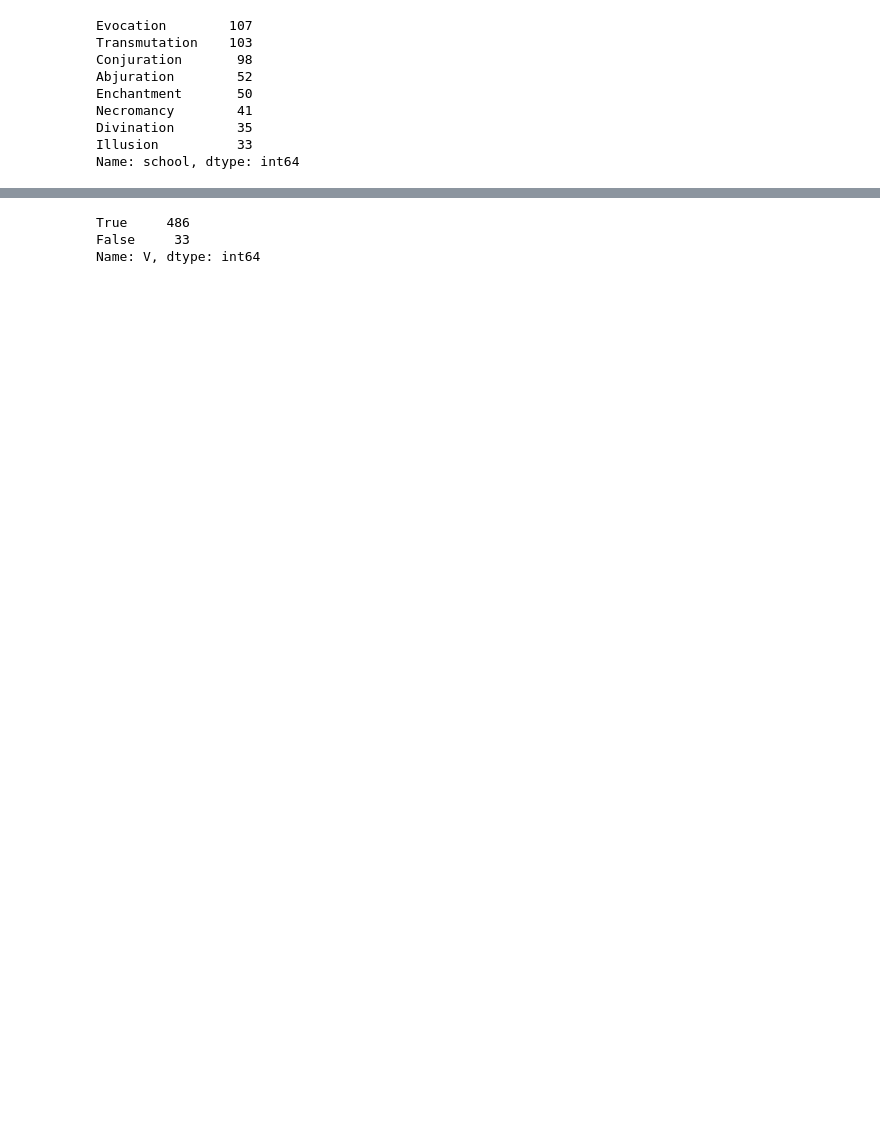
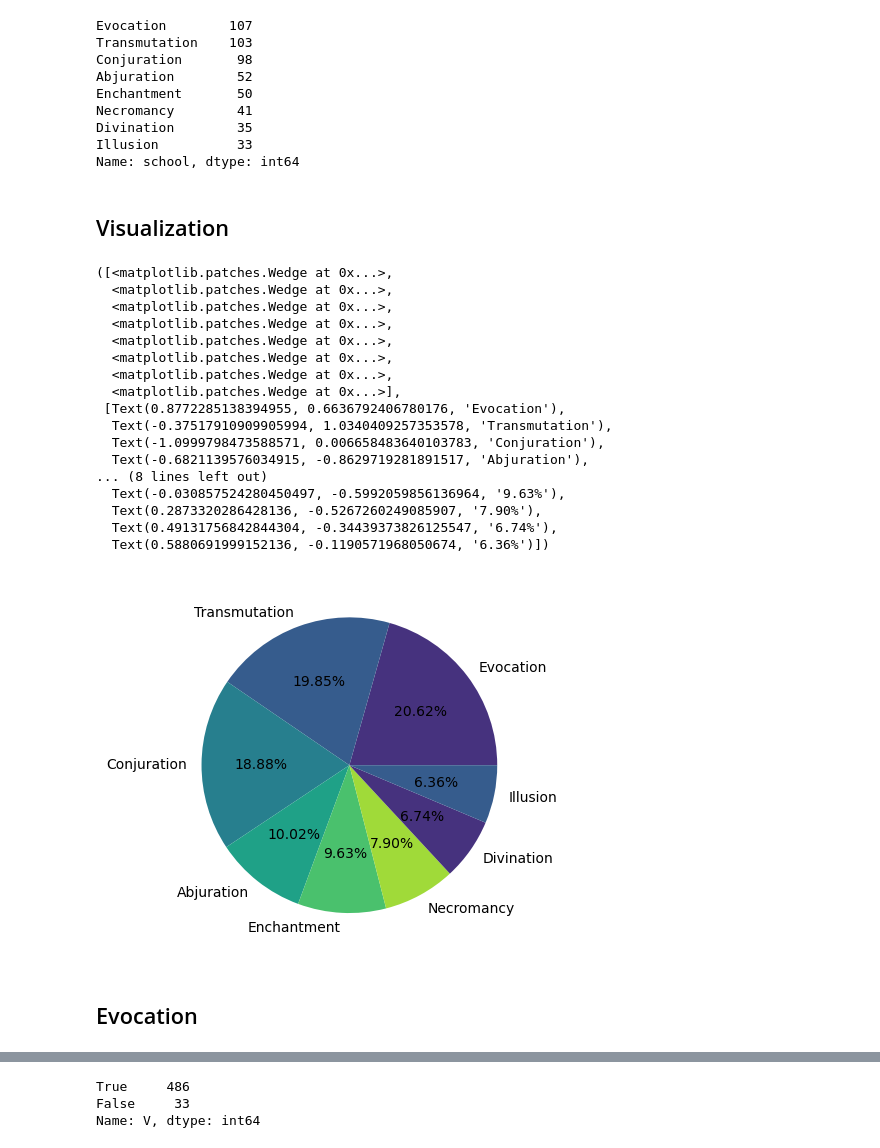
Before and after one commit to TheDataRogue/dnd-5e-spells, a Jupyter notebook: analysis/spells_analysis.ipynb, the cells around one changed output, grey strips where cells are left out. Saved outputs shown, nothing was run; the diff lists cells and outputs as text; code cells hidden in the pictures; blank space fills up the shorter version.

```diff
--- a/analysis/spells_analysis.ipynb
+++ b/analysis/spells_analysis.ipynb
@@ -64,5 +345,6 @@ Name: level, dtype: int64
 # %%
-spells['school'].value_counts()
+schools = spells['school'].value_counts()
+schools
 # %% [output]
 Evocation        107
 Transmutation    103
@@ -73,3 +355,28 @@ Necromancy        41
 Divination        35
 Illusion          33
 Name: school, dtype: int64
+# %% [markdown]
+## Visualization
+# %%
+plt.pie(schools, labels=schools.index, colors=colors, autopct='%1.2f%%')
+# %% [output]
+([<matplotlib.patches.Wedge at 0x...>,
+  <matplotlib.patches.Wedge at 0x...>,
+  <matplotlib.patches.Wedge at 0x...>,
+  <matplotlib.patches.Wedge at 0x...>,
+  <matplotlib.patches.Wedge at 0x...>,
+  <matplotlib.patches.Wedge at 0x...>,
+  <matplotlib.patches.Wedge at 0x...>,
+  <matplotlib.patches.Wedge at 0x...>],
+ [Text(0.8772285138394955, 0.6636792406780176, 'Evocation'),
+  Text(-0.37517910909905994, 1.0340409257353578, 'Transmutation'),
+  Text(-1.0999798473588571, 0.006658483640103783, 'Conjuration'),
+  Text(-0.6821139576034915, -0.8629719281891517, 'Abjuration'),
+... (8 lines left out)
+  Text(-0.030857524280450497, -0.5992059856136964, '9.63%'),
+  Text(0.2873320286428136, -0.5267260249085907, '7.90%'),
+  Text(0.49131756842844304, -0.34439373826125547, '6.74%'),
+  Text(0.5880691999152136, -0.1190571968050674, '6.36%')])
+[figure, added]
+# %% [markdown]
+## Evocation
```
Also changed, not shown: parts of 174 cells of this notebook.
